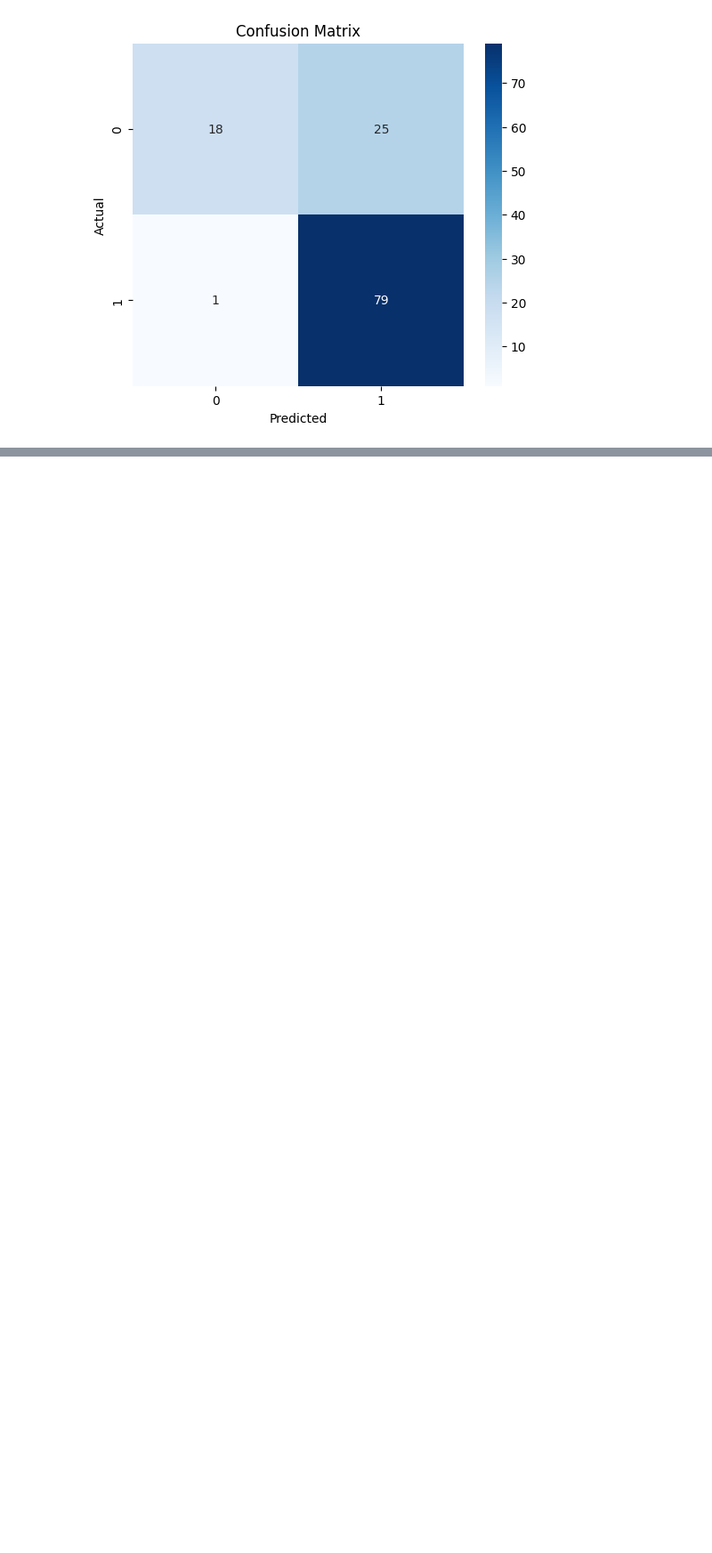
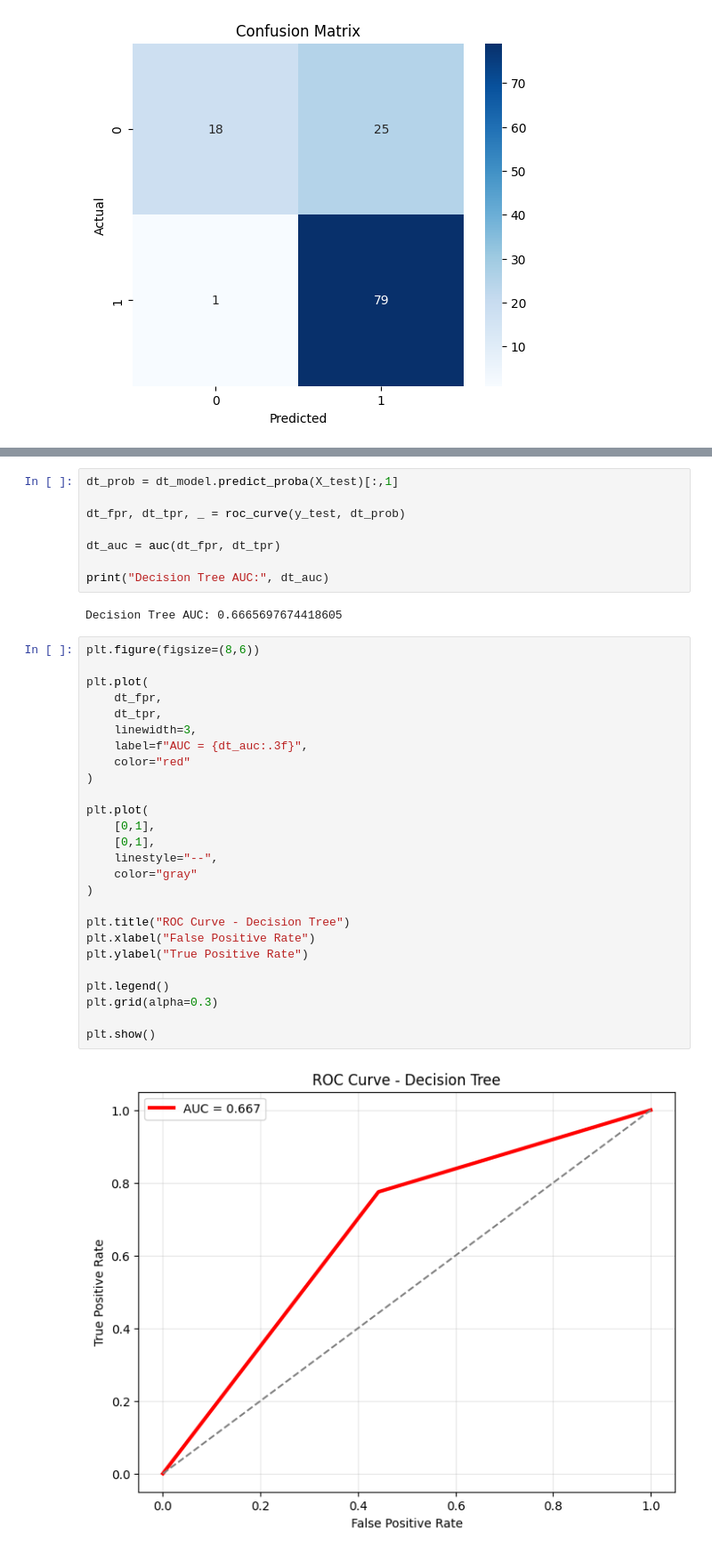
Before and after one commit to ErbolZhanyshov/credit-risk-analysis-system, a Jupyter notebook: notebooks/loan_prediction_analysis.ipynb, the cells around one changed output, grey strips where cells are left out. Shown at 89% size. Cells and saved outputs as stored; diff of their text form; blank space fills up the shorter version.

```diff
--- a/notebooks/loan_prediction_analysis.ipynb
+++ b/notebooks/loan_prediction_analysis.ipynb
@@ -947,0 +1023,38 @@ Cross Validation sonucu ile test doğruluğunun birbirine yakın olması modelin
+# %%
+dt_prob = dt_model.predict_proba(X_test)[:,1]
+
+dt_fpr, dt_tpr, _ = roc_curve(y_test, dt_prob)
+
+dt_auc = auc(dt_fpr, dt_tpr)
+
+print("Decision Tree AUC:", dt_auc)
+# %% [output]
+Decision Tree AUC: 0.6665697674418605
+# %%
+plt.figure(figsize=(8,6))
+
+plt.plot(
+    dt_fpr,
+    dt_tpr,
+    linewidth=3,
+    label=f"AUC = {dt_auc:.3f}",
+    color="red"
+)
+
+plt.plot(
+    [0,1],
+    [0,1],
+    linestyle="--",
+    color="gray"
+)
+
+plt.title("ROC Curve - Decision Tree")
+plt.xlabel("False Positive Rate")
+plt.ylabel("True Positive Rate")
+
+plt.legend()
+plt.grid(alpha=0.3)
+
+plt.show()
+# %% [output]
+[figure, added]
```
Also changed, not shown: parts of 40 cells of this notebook, 3 other files.
